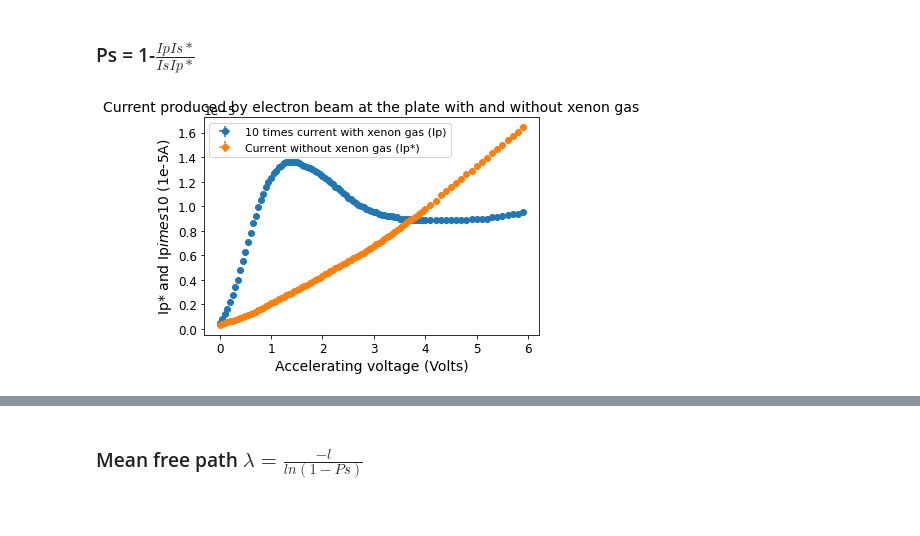
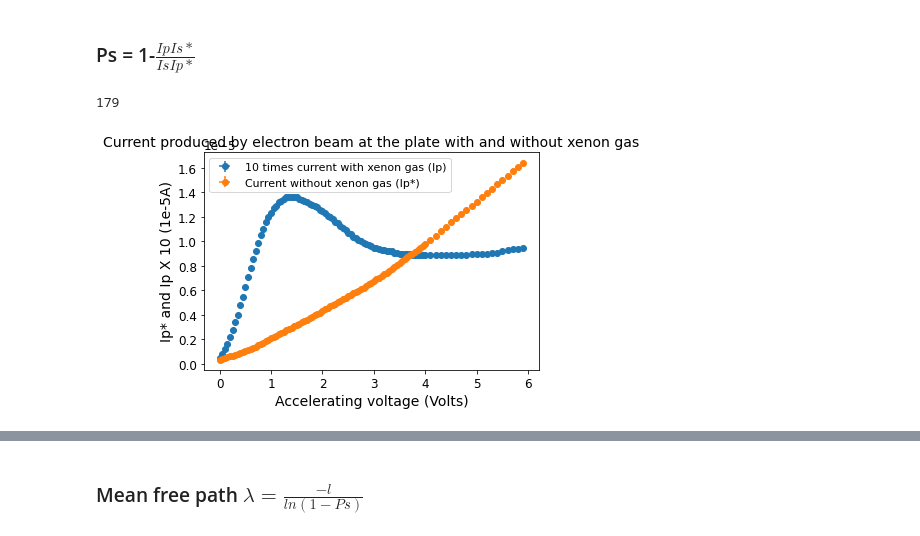
Before and after one commit to Rtk100/Physics-Lab-Python-code, a Jupyter notebook: PHYC30320 Ramsauer-Townsend Lab code.ipynb, the cells around one changed output, grey strips where cells are left out. Cells and saved outputs as stored; diff of their text form; code cells hidden in the pictures.

```diff
--- a/PHYC30320 Ramsauer-Townsend Lab code.ipynb
+++ b/PHYC30320 Ramsauer-Townsend Lab code.ipynb
@@ -122,35 +127,39 @@ Is_error = np.sqrt( (1/100)**2 * Vs_error**2 )
 Ip_error = np.sqrt( (1/10000)**2 * Vp_error**2 )
 
 # Errors on Vs* and Vp*
-Vs_star_error = np.array([0.1e-3]*64+[1e-3]*115)
-Vp_star_error = np.array([0.1e-3]*110+[1e-3]*69)
+Vs_star_error = np.array([0.1e-3]*54+[0.4e-3]*10+[1.3e-3]*115)
+Vp_star_error = np.array([0.1e-3]*54+[0.4e-3]*56+[1.3e-3]*69)
 
 # Propagation of errors on Is*
 Is_star_error = np.sqrt( (1/100)**2 * Vs_star_error**2 )
 
 #Propagation of errors on Ip*
 Ip_star_error = np.sqrt( (1/10000)**2 * Vp_star_error**2 )
+# %%
+    len(Vp_star_error)
+# %% [output]
+179
 # %%
 # Plotting data points with error bars
 plt.rcParams['figure.figsize'] = (6,4)
 plt.rcParams['font.size'] = 12
 
 plt.errorbar(V[0:100], 10 * Ip[0:100], Ip_error[0:100], V_error[0:100],
              fmt = 'o', label = "10 times current with xenon gas (Ip)")
 
 plt.errorbar(V[0:100], Ip_star[0:100], Ip_star_error[0:100], V_error[0:100],
              fmt = 'o', label = 'Current without xenon gas (Ip*)')
 
 #Error bars are present but so small as to not be visible
 
 plt.xlabel("Accelerating voltage (Volts)", fontsize = 14)
-plt.ylabel("Ip* and Ip$\times$10 (1e-5A)", fontsize = 14)
+plt.ylabel("Ip* and Ip X 10 (1e-5A)", fontsize = 14)
 plt.title("Current produced by electron beam at the plate with and without xenon gas"
           , fontsize = 14)
 plt.legend(fontsize = 11)
 plt.savefig("Ip Ip_star plot",dpi = 100, bbox_inches = "tight")
 # %% [output]
-[figure, old version]
+[figure, new version]
 # %%
 # Error on Ps
 # Ps = 1 - (Ip * Is_star)/(Is * Ip_star)
```
Also changed, not shown: parts of 20 cells of this notebook, 22 other files.
